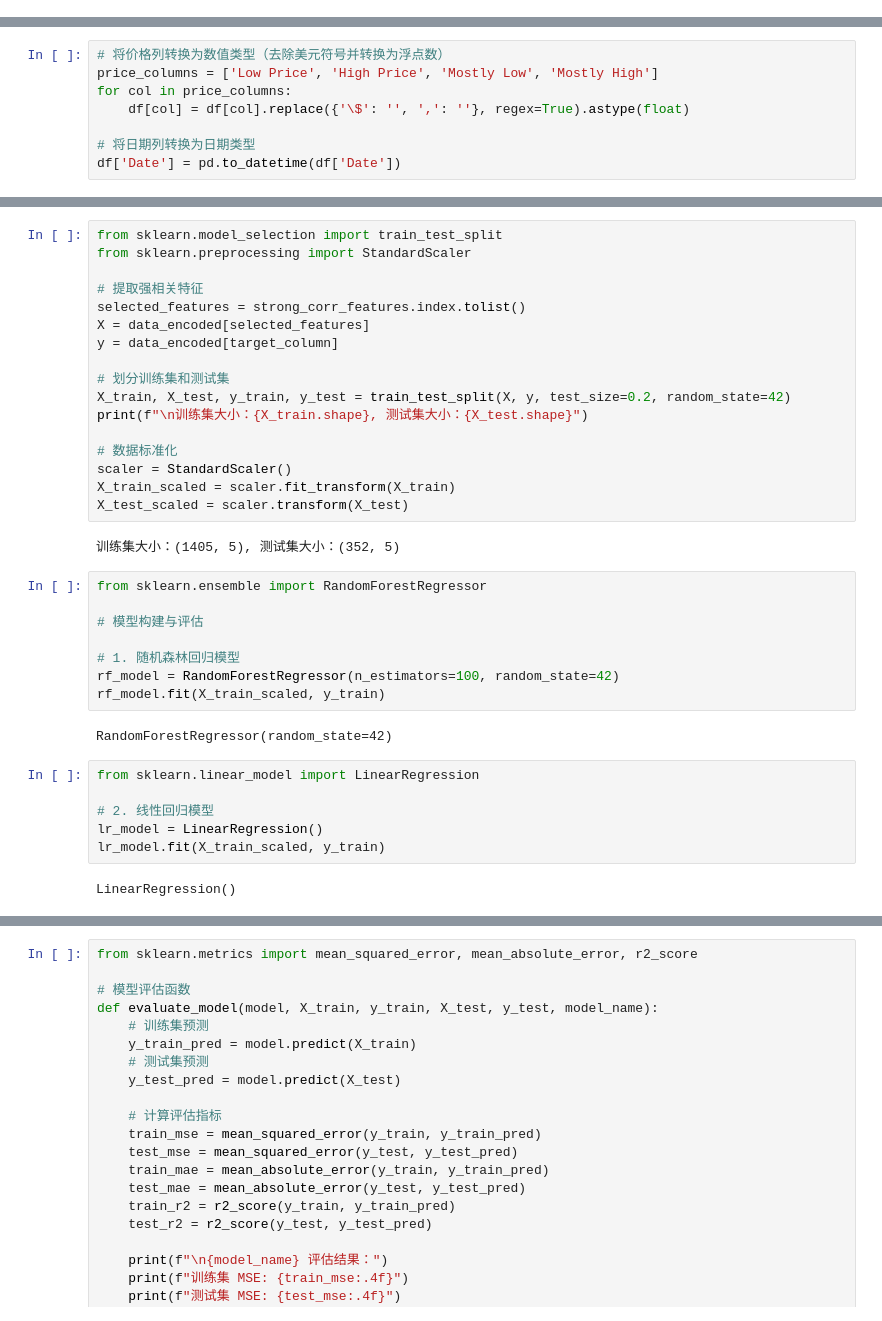
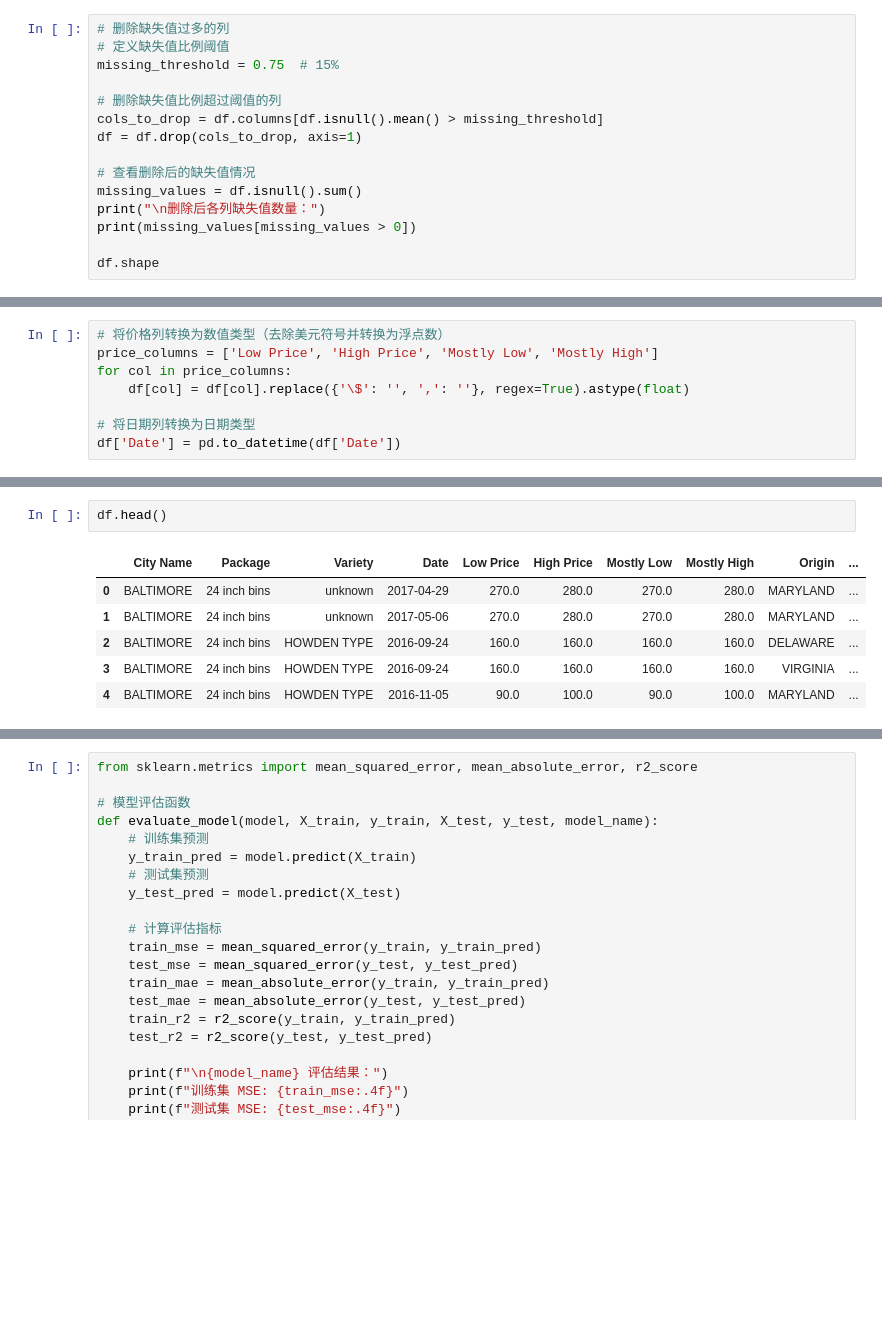
Before and after one commit to aaa123-avg/music_data_analysis_project, a Jupyter notebook: pumpkin_price_analysis_project/pumpkin_analysis.ipynb, the cells around one changed output, grey strips where cells are left out. Drawn from its saved outputs; the diff is of its cells as text; blank space fills up the shorter version.

```diff
--- a/pumpkin_price_analysis_project/pumpkin_analysis.ipynb
+++ b/pumpkin_price_analysis_project/pumpkin_analysis.ipynb
@@ -42,3 +44,18 @@ Trans Mode         1757
 Unnamed: 24        1757
 Unnamed: 25        1654
 dtype: int64
+# %%
+# 删除缺失值过多的列
+# 定义缺失值比例阈值
+missing_threshold = 0.75  # 15%
+
+# 删除缺失值比例超过阈值的列
+cols_to_drop = df.columns[df.isnull().mean() > missing_threshold]
+df = df.drop(cols_to_drop, axis=1)
+
+# 查看删除后的缺失值情况
+missing_values = df.isnull().sum()
+print("\n删除后各列缺失值数量：")
+print(missing_values[missing_values > 0])
+
+df.shape
@@ -104,37 +86,9 @@ Variety_MINIATURE            -0.544909
-# %%
-from sklearn.model_selection import train_test_split
-from sklearn.preprocessing import StandardScaler
-
-# 提取强相关特征
-selected_features = strong_corr_features.index.tolist()
-X = data_encoded[selected_features]
-y = data_encoded[target_column]
-
-# 划分训练集和测试集
-X_train, X_test, y_train, y_test = train_test_split(X, y, test_size=0.2, random_state=42)
-print(f"\n训练集大小：{X_train.shape}, 测试集大小：{X_test.shape}")
-
-# 数据标准化
-scaler = StandardScaler()
-X_train_scaled = scaler.fit_transform(X_train)
-X_test_scaled = scaler.transform(X_test)
-# %% [output]
-训练集大小：(1405, 5), 测试集大小：(352, 5)
-# %%
-from sklearn.ensemble import RandomForestRegressor
-
-# 模型构建与评估
-
-# 1. 随机森林回归模型
-rf_model = RandomForestRegressor(n_estimators=100, random_state=42)
-rf_model.fit(X_train_scaled, y_train)
-# %% [output]
-RandomForestRegressor(random_state=42)
-# %%
-from sklearn.linear_model import LinearRegression
-
-# 2. 线性回归模型
-lr_model = LinearRegression()
-lr_model.fit(X_train_scaled, y_train)
-# %% [output]
-LinearRegression()
+# %%
+df.head()
+# %% [output]
+|  | City Name | Package | Variety | Date | Low Price | High Price | Mostly Low | Mostly High | Origin | ... |
+| 0 | BALTIMORE | 24 inch bins | unknown | 2017-04-29 | 270.0 | 280.0 | 270.0 | 280.0 | MARYLAND | ... |
+| 1 | BALTIMORE | 24 inch bins | unknown | 2017-05-06 | 270.0 | 280.0 | 270.0 | 280.0 | MARYLAND | ... |
+| 2 | BALTIMORE | 24 inch bins | HOWDEN TYPE | 2016-09-24 | 160.0 | 160.0 | 160.0 | 160.0 | DELAWARE | ... |
+| 3 | BALTIMORE | 24 inch bins | HOWDEN TYPE | 2016-09-24 | 160.0 | 160.0 | 160.0 | 160.0 | VIRGINIA | ... |
+| 4 | BALTIMORE | 24 inch bins | HOWDEN TYPE | 2016-11-05 | 90.0 | 100.0 | 90.0 | 100.0 | MARYLAND | ... |
```
Also changed, not shown: parts of 10 cells of this notebook.
